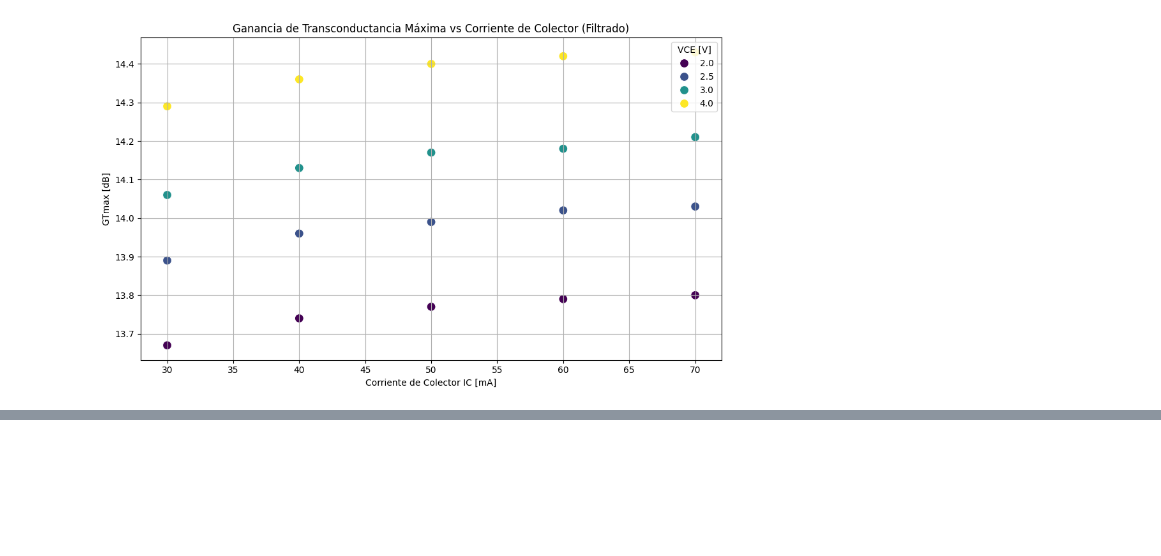
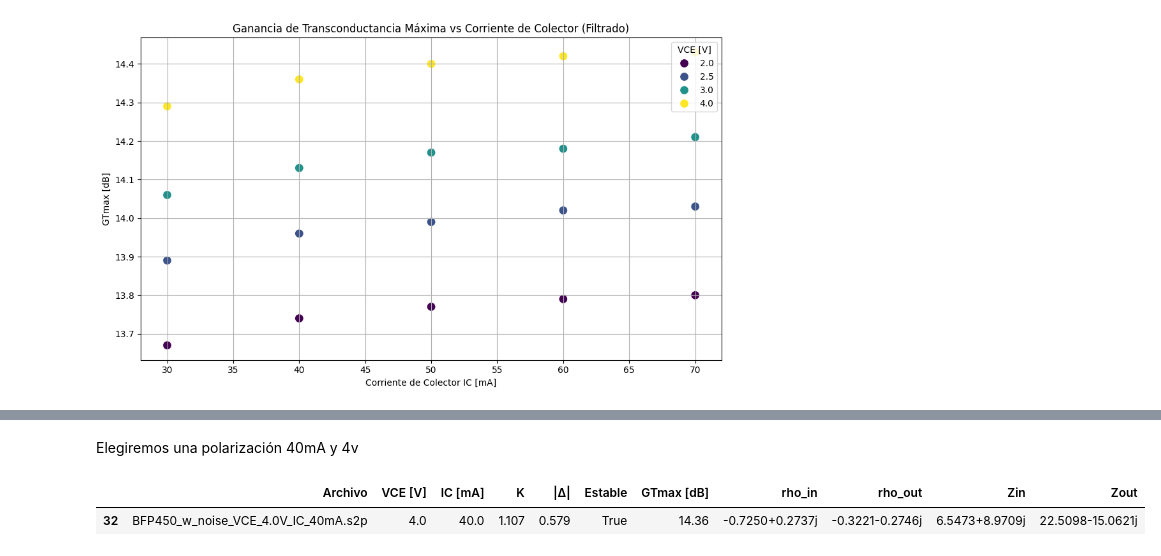
Before and after one commit to mateooD/labo2_EA_III_Ampl_Microondas, a Jupyter notebook: calculos.ipynb, the cells around one changed output, grey strips where cells are left out. Cells and saved outputs as stored; diff of their text form; code cells hidden in the pictures; blank space fills up the shorter version.

```diff
--- a/calculos.ipynb
+++ b/calculos.ipynb
@@ -655,0 +339,16 @@ Archivo 'resultados_filtrados.csv' generado con los datos filtrados.
+# %% [markdown]
+Elegiremos una polarización 40mA y 4v
+# %%
+# Filtrar las filas para la polarización de 40 mA y 4 V
+df_polarizacion = df[(df["IC [mA]"] == 40) & (df["VCE [V]"] == 4)]
+
+# Seleccionar solo las columnas deseadas
+columnas_seleccionadas = ["Archivo", "VCE [V]", "IC [mA]", "K", "|Δ|", "Estable", "GTmax [dB]", "rho_in", "rho_out", "Zin", "Zout"]
+df_polarizacion_filtrado = df_polarizacion[columnas_seleccionadas]
+
+# Mostrar los datos filtrados en Jupyter Notebook
+from IPython.display import display
+display(df_polarizacion_filtrado)
+# %% [output]
+|  | Archivo | VCE [V] | IC [mA] | K | |Δ| | Estable | GTmax [dB] | rho_in | rho_out | Zin | Zout |
+| 32 | BFP450_w_noise_VCE_4.0V_IC_40mA.s2p | 4.0 | 40.0 | 1.107 | 0.579 | True | 14.36 | -0.7250+0.2737j | -0.3221-0.2746j | 6.5473+8.9709j | 22.5098-15.0621j |
```
Also changed, not shown: parts of 30 cells of this notebook, 4 other files.
